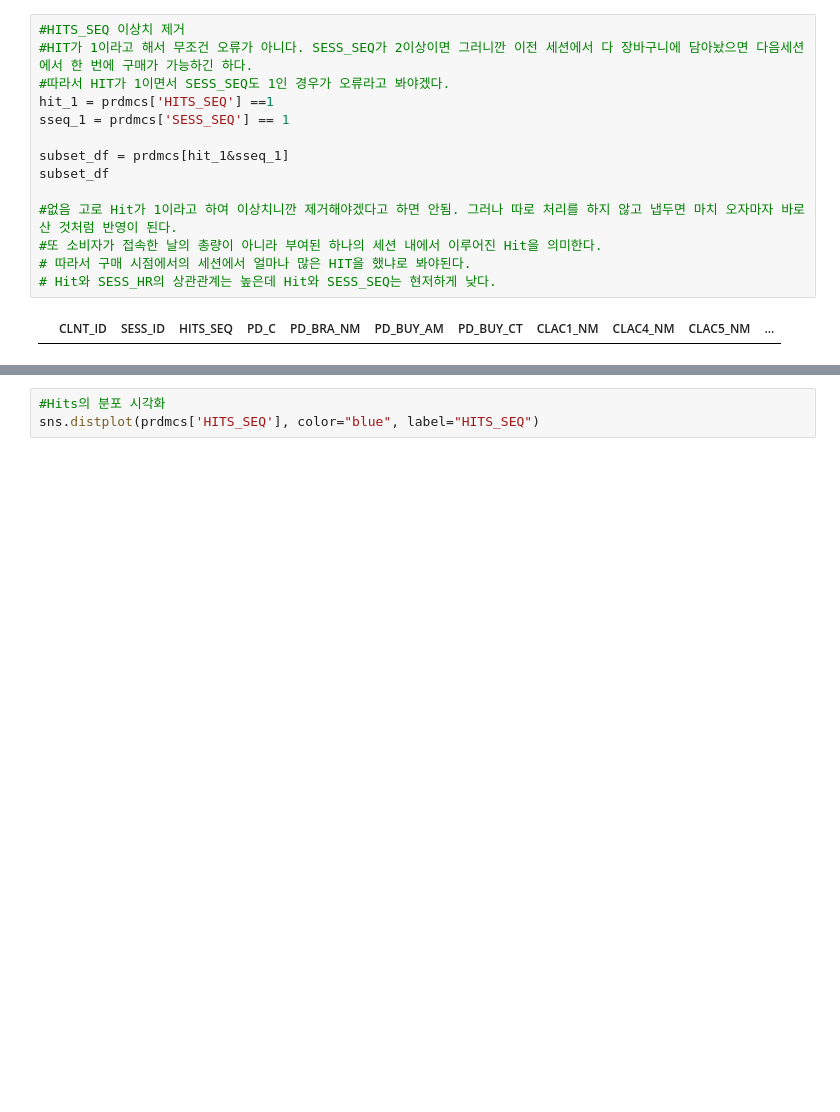
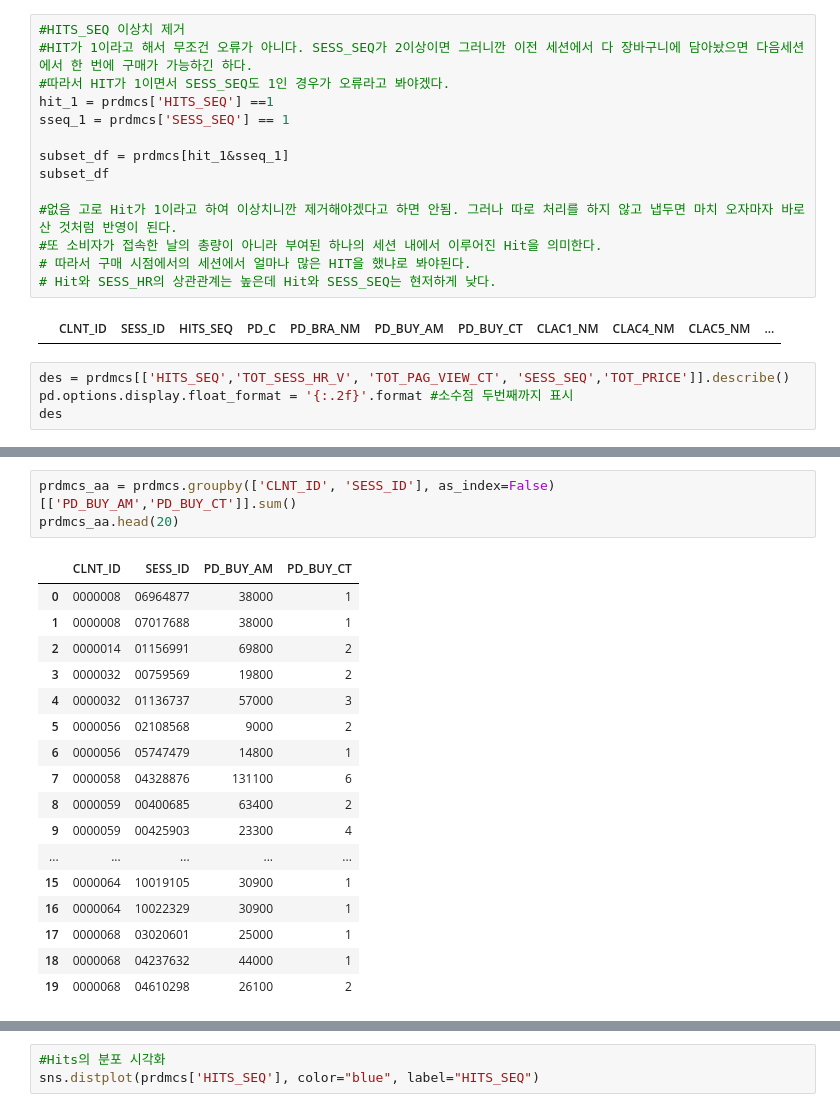
Before and after one commit to chldnjstjr/Lpoint, a Jupyter notebook: Preprocessing.ipynb, the cells around one changed output, grey strips where cells are left out. Saved outputs shown, nothing was run; the diff lists cells and outputs as text; blank space fills up the shorter version.

```diff
--- a/Preprocessing.ipynb
+++ b/Preprocessing.ipynb
@@ -374,3 +374,7 @@ subset_df
 # Hit와 SESS_HR의 상관관계는 높은데 Hit와 SESS_SEQ는 현저하게 낮다.
 # %% [output]
 |  | CLNT_ID | SESS_ID | HITS_SEQ | PD_C | PD_BRA_NM | PD_BUY_AM | PD_BUY_CT | CLAC1_NM | CLAC4_NM | CLAC5_NM | ... |
+# %%
+des = prdmcs[['HITS_SEQ','TOT_SESS_HR_V', 'TOT_PAG_VIEW_CT', 'SESS_SEQ','TOT_PRICE']].describe()
+pd.options.display.float_format = '{:.2f}'.format #소수점 두번째까지 표시
+des
@@ -376,0 +391,21 @@ subset_df
+# %%
+prdmcs_aa = prdmcs.groupby(['CLNT_ID', 'SESS_ID'], as_index=False)[['PD_BUY_AM','PD_BUY_CT']].sum()
+prdmcs_aa.head(20)
+# %% [output]
+|  | CLNT_ID | SESS_ID | PD_BUY_AM | PD_BUY_CT |
+| 0 | 0000008 | 06964877 | 38000 | 1 |
+| 1 | 0000008 | 07017688 | 38000 | 1 |
+| 2 | 0000014 | 01156991 | 69800 | 2 |
+| 3 | 0000032 | 00759569 | 19800 | 2 |
+| 4 | 0000032 | 01136737 | 57000 | 3 |
+| 5 | 0000056 | 02108568 | 9000 | 2 |
+| 6 | 0000056 | 05747479 | 14800 | 1 |
+| 7 | 0000058 | 04328876 | 131100 | 6 |
+| 8 | 0000059 | 00400685 | 63400 | 2 |
+| 9 | 0000059 | 00425903 | 23300 | 4 |
+| ... | ... | ... | ... | ... |
+| 15 | 0000064 | 10019105 | 30900 | 1 |
+| 16 | 0000064 | 10022329 | 30900 | 1 |
+| 17 | 0000068 | 03020601 | 25000 | 1 |
+| 18 | 0000068 | 04237632 | 44000 | 1 |
+| 19 | 0000068 | 04610298 | 26100 | 2 |
```
Also changed, not shown: parts of 6 cells of this notebook.
